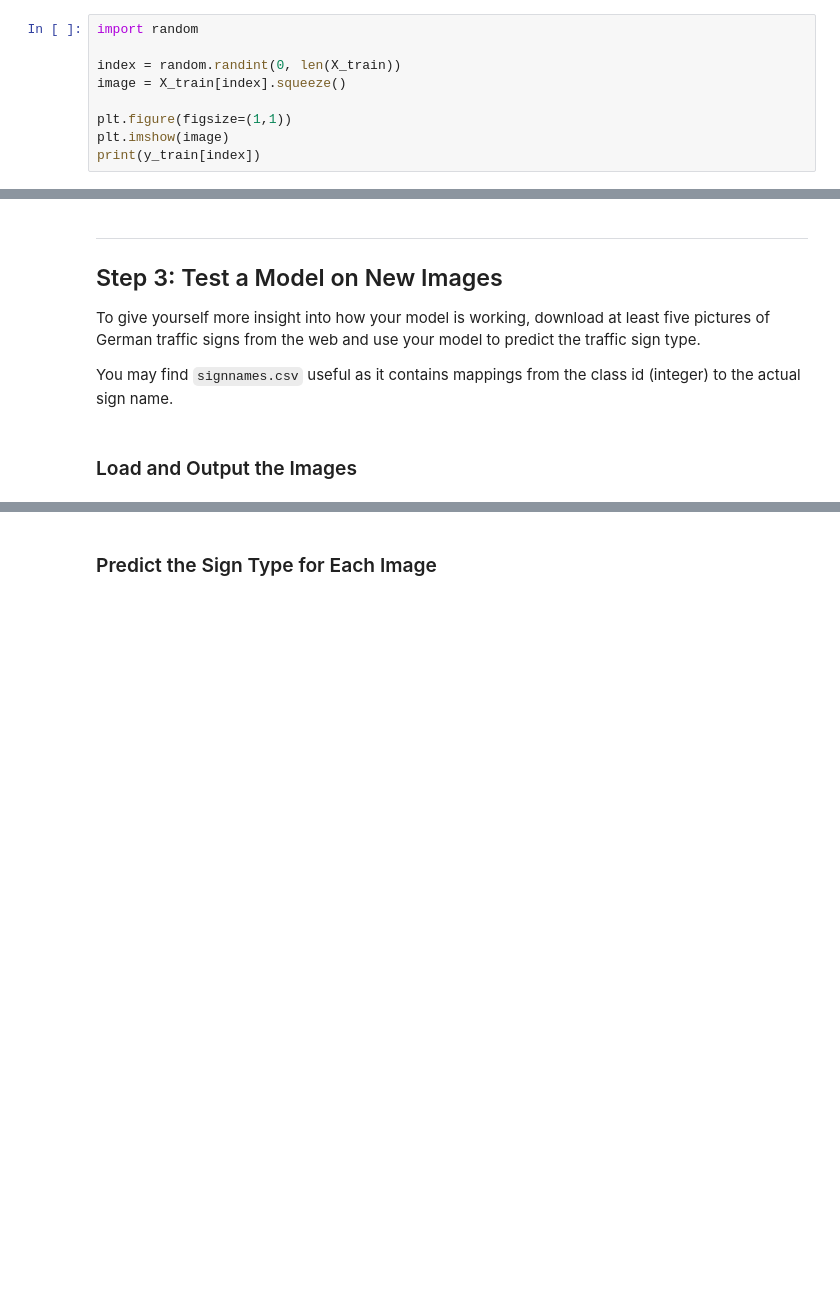
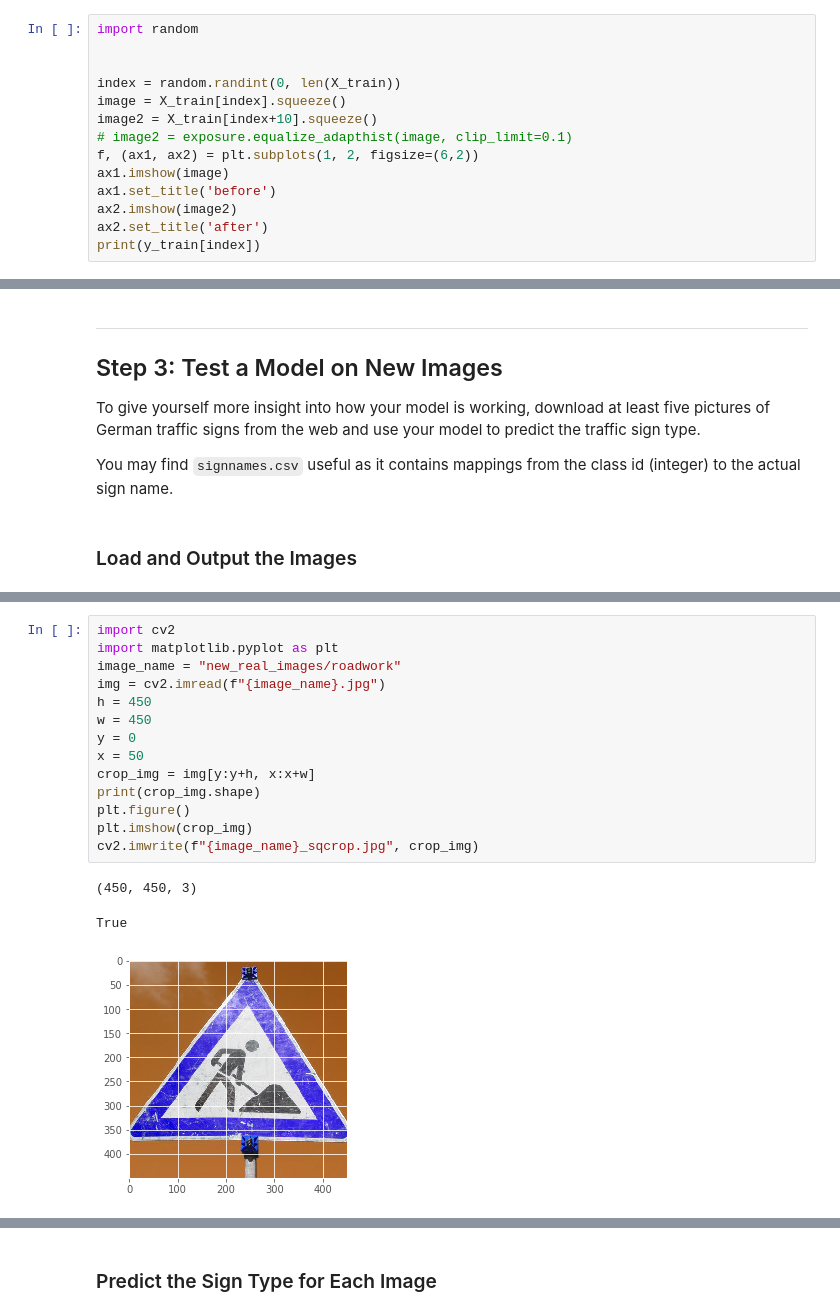
Before and after one commit to lexavtanke/CarND-Traffic-Sign-Classifier-Project, a Jupyter notebook: Traffic_Sign_Classifier.ipynb, the cells around one changed output, grey strips where cells are left out. Cells and saved outputs as stored; diff of their text form; blank space fills up the shorter version.

```diff
--- a/Traffic_Sign_Classifier.ipynb
+++ b/Traffic_Sign_Classifier.ipynb
@@ -110,9 +102,14 @@ import matplotlib.pyplot as plt
 # %%
 import random
 
+
 index = random.randint(0, len(X_train))
 image = X_train[index].squeeze()
-
-plt.figure(figsize=(1,1))
-plt.imshow(image)
+image2 = X_train[index+10].squeeze()
+# image2 = exposure.equalize_adapthist(image, clip_limit=0.1)
+f, (ax1, ax2) = plt.subplots(1, 2, figsize=(6,2))
+ax1.imshow(image)
+ax1.set_title('before')
+ax2.imshow(image2)
+ax2.set_title('after')
 print(y_train[index])
@@ -436,0 +309,18 @@ You may find `signnames.csv` useful as it contains mappings from the class id (i
+# %%
+import cv2
+import matplotlib.pyplot as plt
+image_name = "new_real_images/roadwork"
+img = cv2.imread(f"{image_name}.jpg")
+h = 450
+w = 450
+y = 0
+x = 50
+crop_img = img[y:y+h, x:x+w]
+print(crop_img.shape)
+plt.figure()
+plt.imshow(crop_img)
+cv2.imwrite(f"{image_name}_sqcrop.jpg", crop_img)
+# %% [output]
+(450, 450, 3)
+True
+[figure, added]
```
Also changed, not shown: parts of 24 cells of this notebook.
